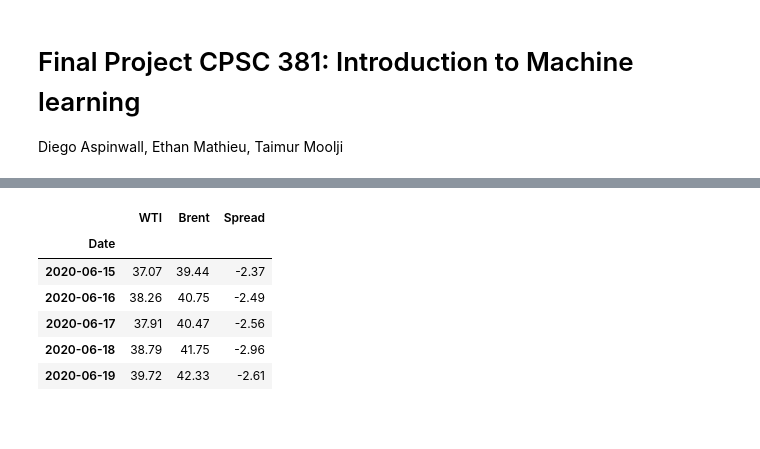
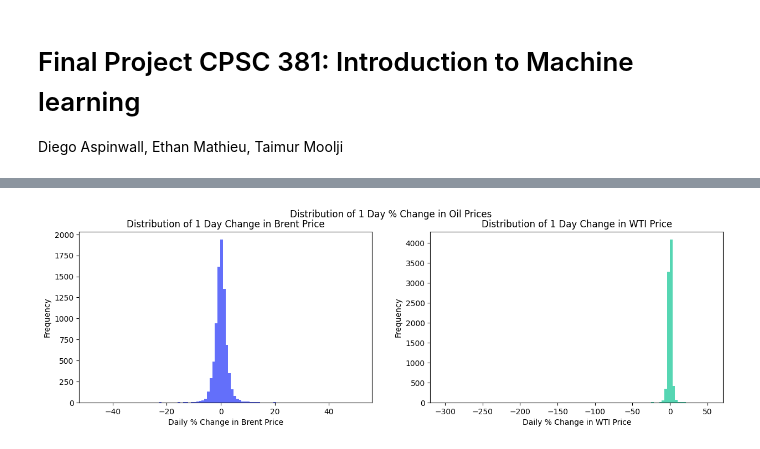
Before and after one commit to tmoolji/IMLFinalProj, a Jupyter notebook: final_proj.ipynb, the cells around one changed output, grey strips where cells are left out. Saved outputs shown, nothing was run; the diff lists cells and outputs as text; code cells hidden in the pictures; blank space fills up the shorter version.

```diff
--- a/final_proj.ipynb
+++ b/final_proj.ipynb
@@ -72,13 +64,22 @@ plt.show()
-# %%
-data.tail()
-# %% [output]
-|  | WTI | Brent | Spread |
-| Date |  |  |  |
-| 2020-06-15 | 37.07 | 39.44 | -2.37 |
-| 2020-06-16 | 38.26 | 40.75 | -2.49 |
-| 2020-06-17 | 37.91 | 40.47 | -2.56 |
-| 2020-06-18 | 38.79 | 41.75 | -2.96 |
-| 2020-06-19 | 39.72 | 42.33 | -2.61 |
+# %%
+fig, axes = plt.subplots(1, 2, figsize=(15, 4))
+axes = axes.flatten()
+
+axes[0].hist( oil_data["Brent_Daily_Change"]*100, color = BLUE, bins = 100)
+axes[0].set_xlabel('Daily % Change in Brent Price')
+axes[0].set_ylabel('Frequency')
+axes[0].set_title('Distribution of 1 Day Change in Brent Price')
+
+axes[1].hist( oil_data["WTI_Daily_Change"]*100, color = GREEN, bins = 100)
+axes[1].set_xlabel('Daily % Change in WTI Price')
+axes[1].set_ylabel('Frequency')
+axes[1].set_title('Distribution of 1 Day Change in WTI Price')
+
+fig.suptitle("Distribution of 1 Day % Change in Oil Prices")
+
+plt.show()
+# %% [output]
+[figure, added]
 # %%
 # Pull Stock Data for the following:
 
```
Also changed, not shown: parts of 9 cells of this notebook.
